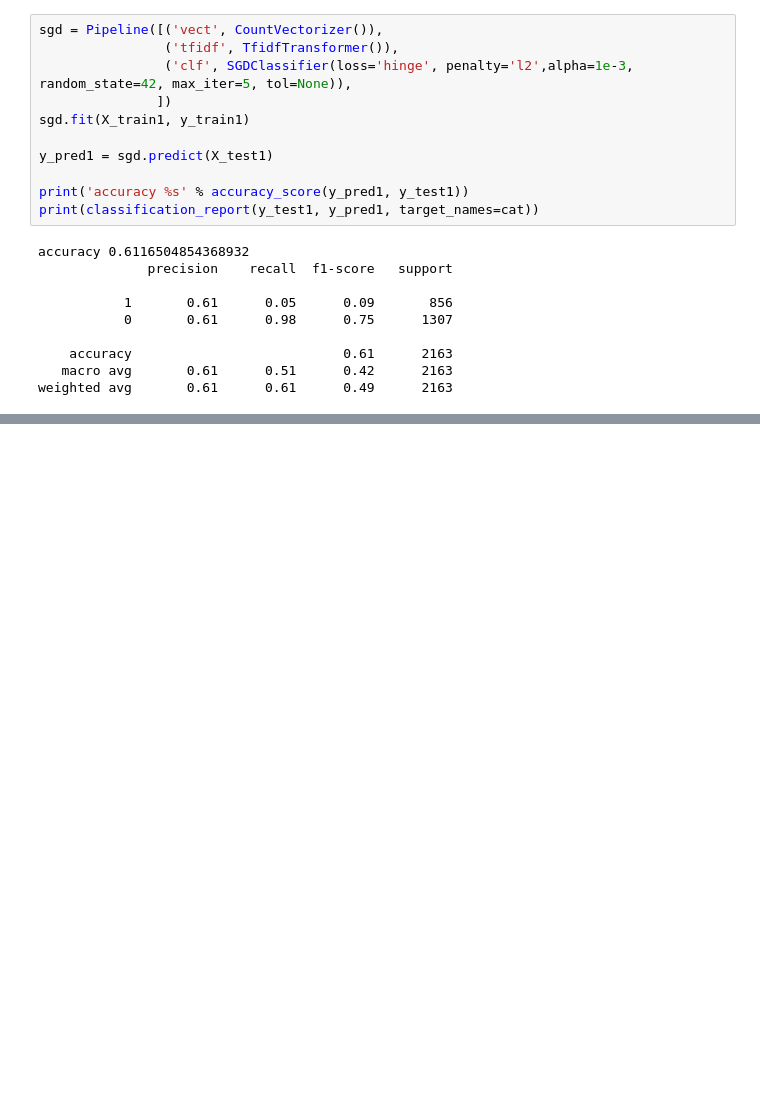
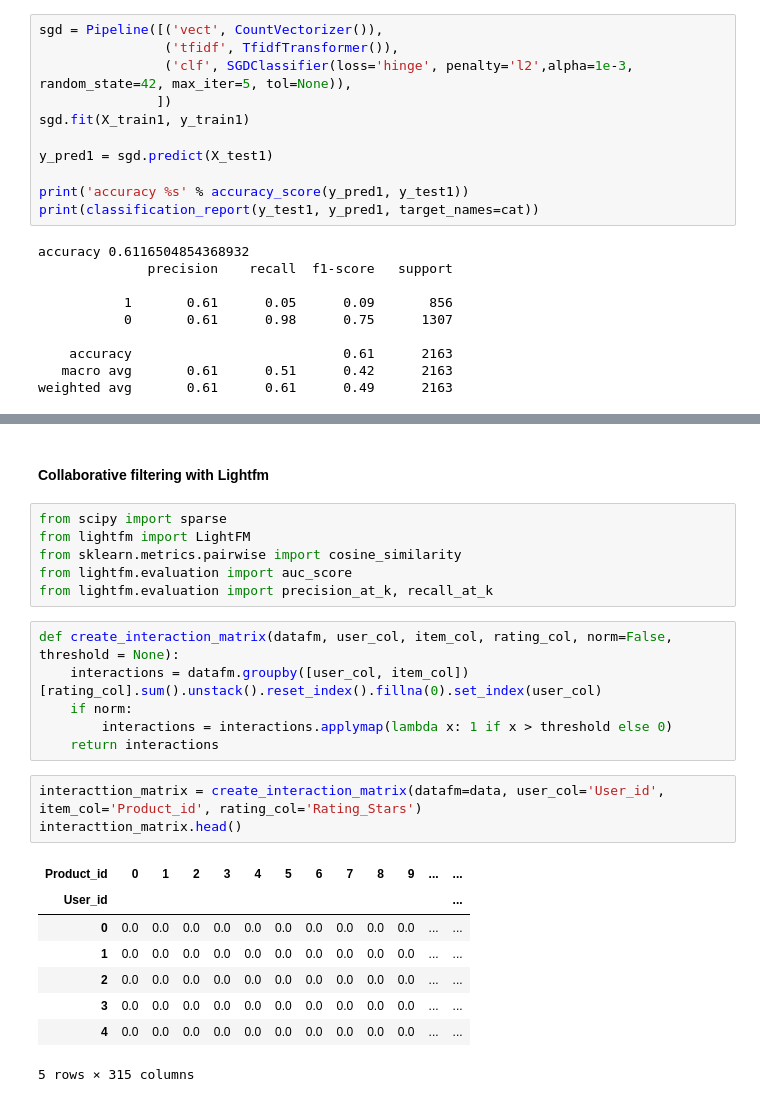
Before and after one commit to amaboh/Health_n_Life, a Jupyter notebook: skincare_recommendation/skin_recom.ipynb, the cells around one changed output, grey strips where cells are left out. Saved outputs shown, nothing was run; the diff lists cells and outputs as text; blank space fills up the shorter version.

Commit message:
skincareRec - Recommendation model customer feature & lightFm

```diff
--- a/skincare_recommendation/skin_recom.ipynb
+++ b/skincare_recommendation/skin_recom.ipynb
@@ -387,0 +448,26 @@ weighted avg       0.61      0.61      0.49      2163
+# %% [markdown]
+#### Collaborative filtering with Lightfm
+# %%
+from scipy import sparse
+from lightfm import LightFM
+from sklearn.metrics.pairwise import cosine_similarity
+from lightfm.evaluation import auc_score
+from lightfm.evaluation import precision_at_k, recall_at_k
+# %%
+def create_interaction_matrix(datafm, user_col, item_col, rating_col, norm=False, threshold = None):
+    interactions = datafm.groupby([user_col, item_col])[rating_col].sum().unstack().reset_index().fillna(0).set_index(user_col)
+    if norm:
+        interactions = interactions.applymap(lambda x: 1 if x > threshold else 0)
+    return interactions
+# %%
+interacttion_matrix = create_interaction_matrix(datafm=data, user_col='User_id', item_col='Product_id', rating_col='Rating_Stars')
+interacttion_matrix.head()
+# %% [output]
+| Product_id | 0 | 1 | 2 | 3 | 4 | 5 | 6 | 7 | 8 | 9 | ... | ... |
+| User_id |  |  |  |  |  |  |  |  |  |  |  | ... |
+| 0 | 0.0 | 0.0 | 0.0 | 0.0 | 0.0 | 0.0 | 0.0 | 0.0 | 0.0 | 0.0 | ... | ... |
+| 1 | 0.0 | 0.0 | 0.0 | 0.0 | 0.0 | 0.0 | 0.0 | 0.0 | 0.0 | 0.0 | ... | ... |
+| 2 | 0.0 | 0.0 | 0.0 | 0.0 | 0.0 | 0.0 | 0.0 | 0.0 | 0.0 | 0.0 | ... | ... |
+| 3 | 0.0 | 0.0 | 0.0 | 0.0 | 0.0 | 0.0 | 0.0 | 0.0 | 0.0 | 0.0 | ... | ... |
+| 4 | 0.0 | 0.0 | 0.0 | 0.0 | 0.0 | 0.0 | 0.0 | 0.0 | 0.0 | 0.0 | ... | ... |
+5 rows × 315 columns
```
Also changed, not shown: parts of 26 cells of this notebook.
